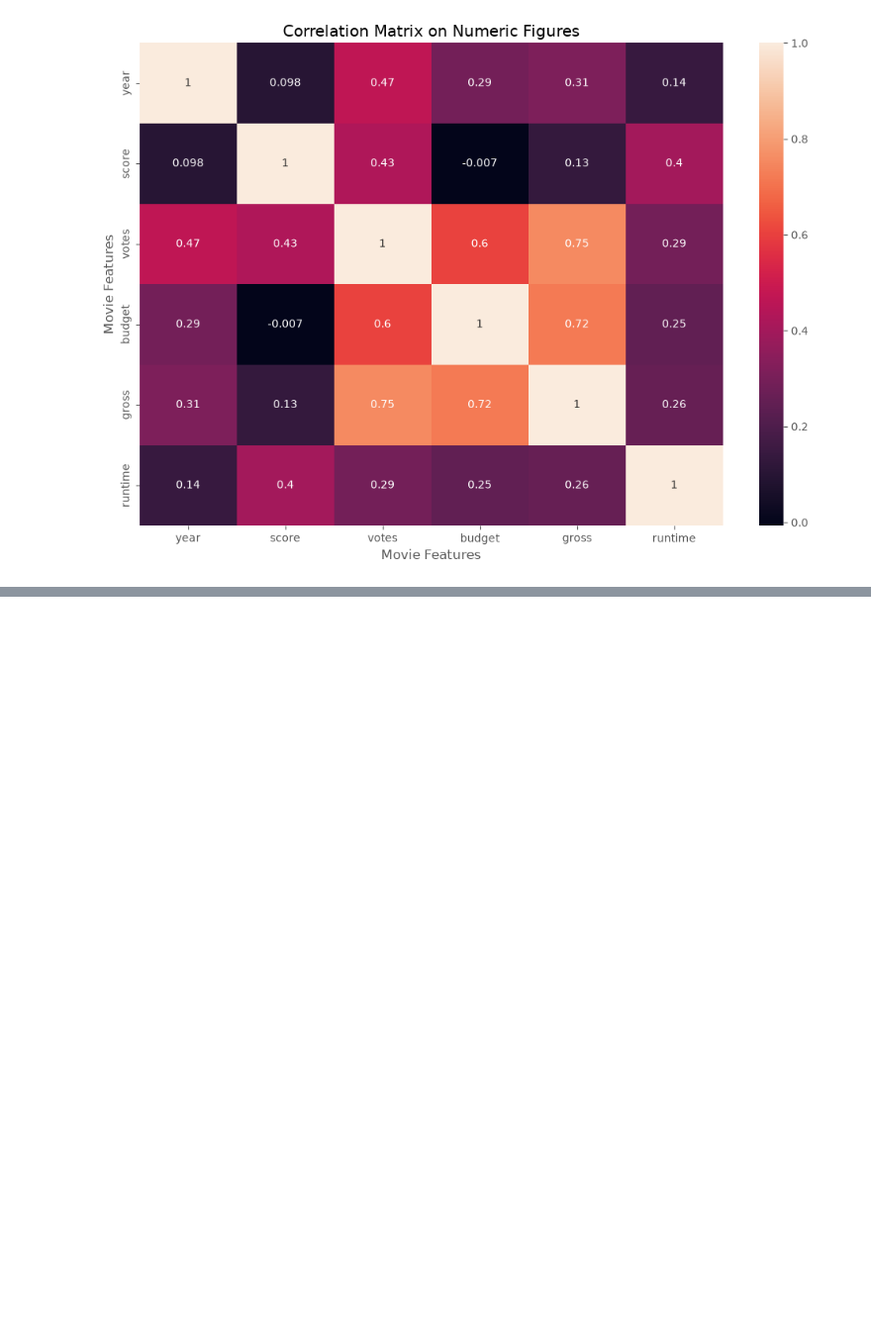
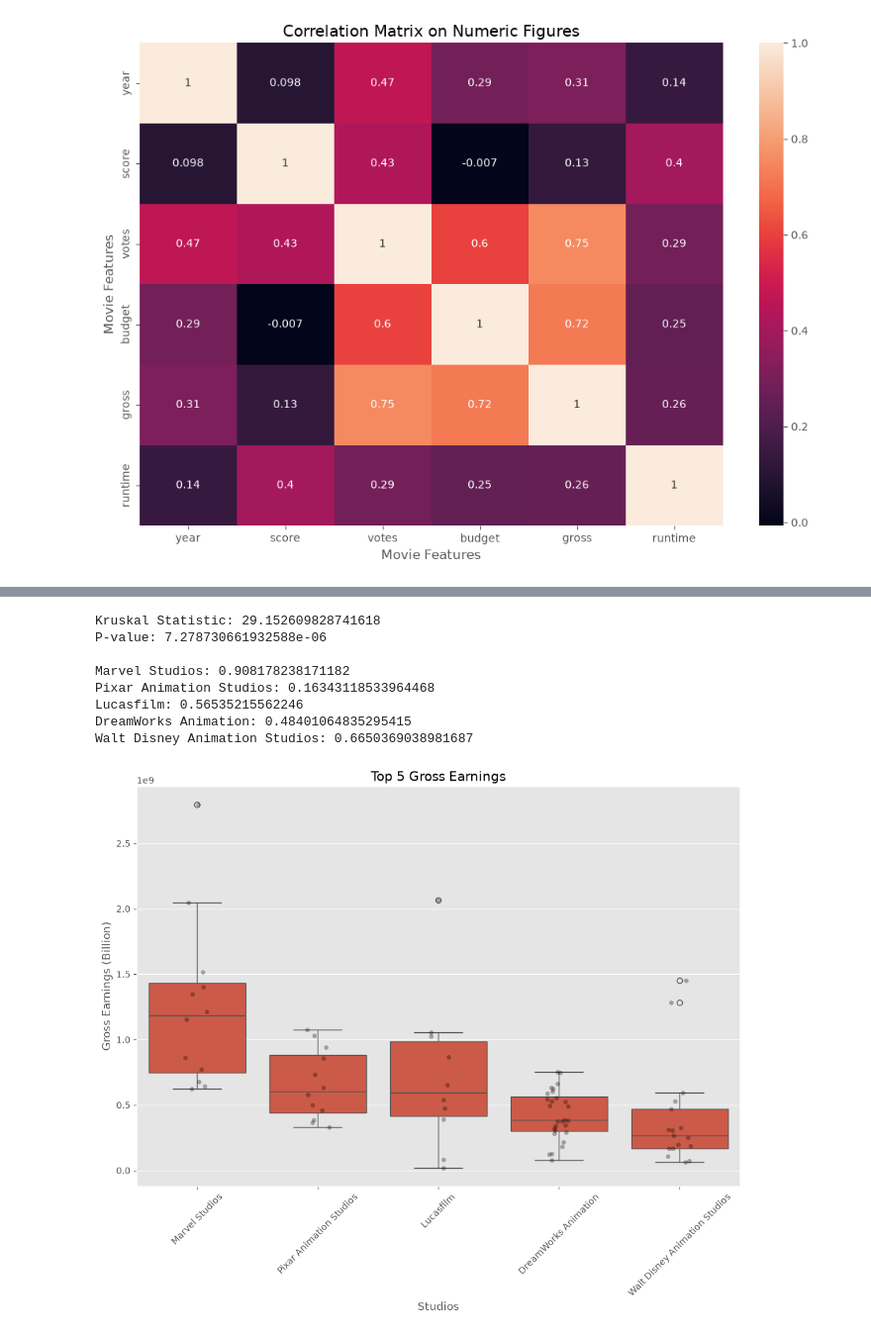
Before and after one commit to ThuCoo/da-portfolio-projects, a Jupyter notebook: scripts/04_correlation_python.ipynb, the cells around one changed output, grey strips where cells are left out. Shown at 99% size. Drawn from its saved outputs; the diff is of its cells as text; code cells hidden in the pictures; blank space fills up the shorter version.

```diff
--- a/scripts/04_correlation_python.ipynb
+++ b/scripts/04_correlation_python.ipynb
@@ -214,0 +267,40 @@ plt.show()
+# %%
+# Comparting between 5 Highest Gross Median Companies
+# Filter Out Less than 10 Movies Companies
+validDf = df[df['company'].isin(df['company'].value_counts()[df['company'].value_counts() >= 10].index)]
+
+# Get Top 5 Highest Gross Median Companies
+top5ComName = validDf.groupby('company')['gross'].median().sort_values(ascending=False).head(5).index.to_list()
+top5ComGross = {name: validDf[validDf['company'] == name]['gross'] for name in top5ComName}
+
+# anova for normal and similar data | kruskal for skewed and varied data
+stat, p_value = stats.kruskal(*top5ComGross.values())
+print(f"Kruskal Statistic: {stat}\nP-value: {p_value}\n")
+
+# Correlation
+for name in top5ComName:
+    compData = validDf[validDf['company'] == name]
+    corr = compData['gross'].corr(compData['budget'], method='spearman')
+    print(f'{name}: {corr}')
+
+# Visualization
+top5ComFull = validDf[validDf['company'].isin(top5ComName)]
+
+sns.boxplot(x='company', y='gross', data=top5ComFull, order=top5ComName)
+sns.stripplot(x='company', y='gross', data=top5ComFull, color='black', alpha=0.3, order=top5ComName)
+
+plt.title('Top 5 Gross Earnings')
+plt.xlabel('Studios')
+plt.ylabel('Gross Earnings (Billion)')
+plt.xticks(rotation=45)
+plt.show()
+# %% [output]
+Kruskal Statistic: 29.152609828741618
+P-value: 7.278730661932588e-06
+
+Marvel Studios: 0.908178238171182
+Pixar Animation Studios: 0.16343118533964468
+Lucasfilm: 0.56535215562246
+DreamWorks Animation: 0.48401064835295415
+Walt Disney Animation Studios: 0.6650369038981687
+[figure, added]
```
Also changed, not shown: parts of 2 cells of this notebook.
